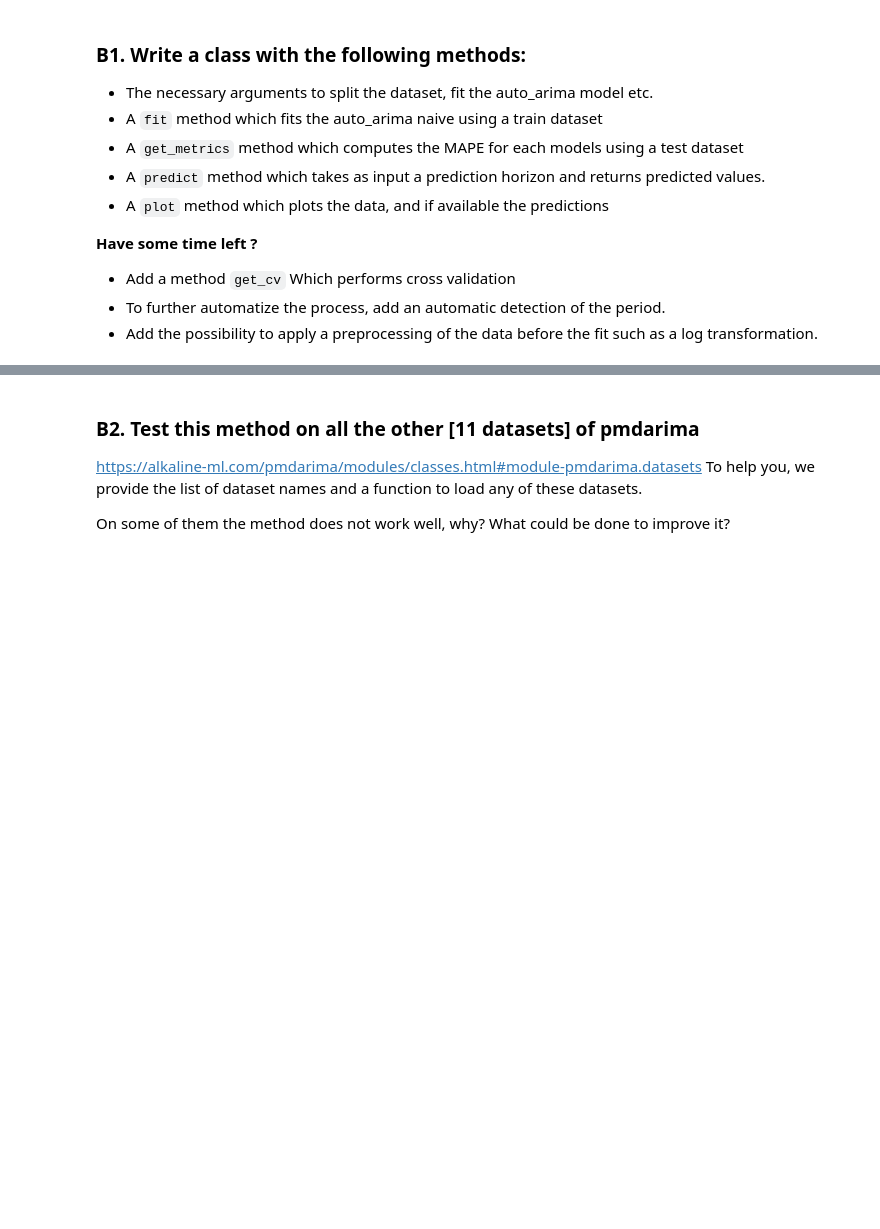
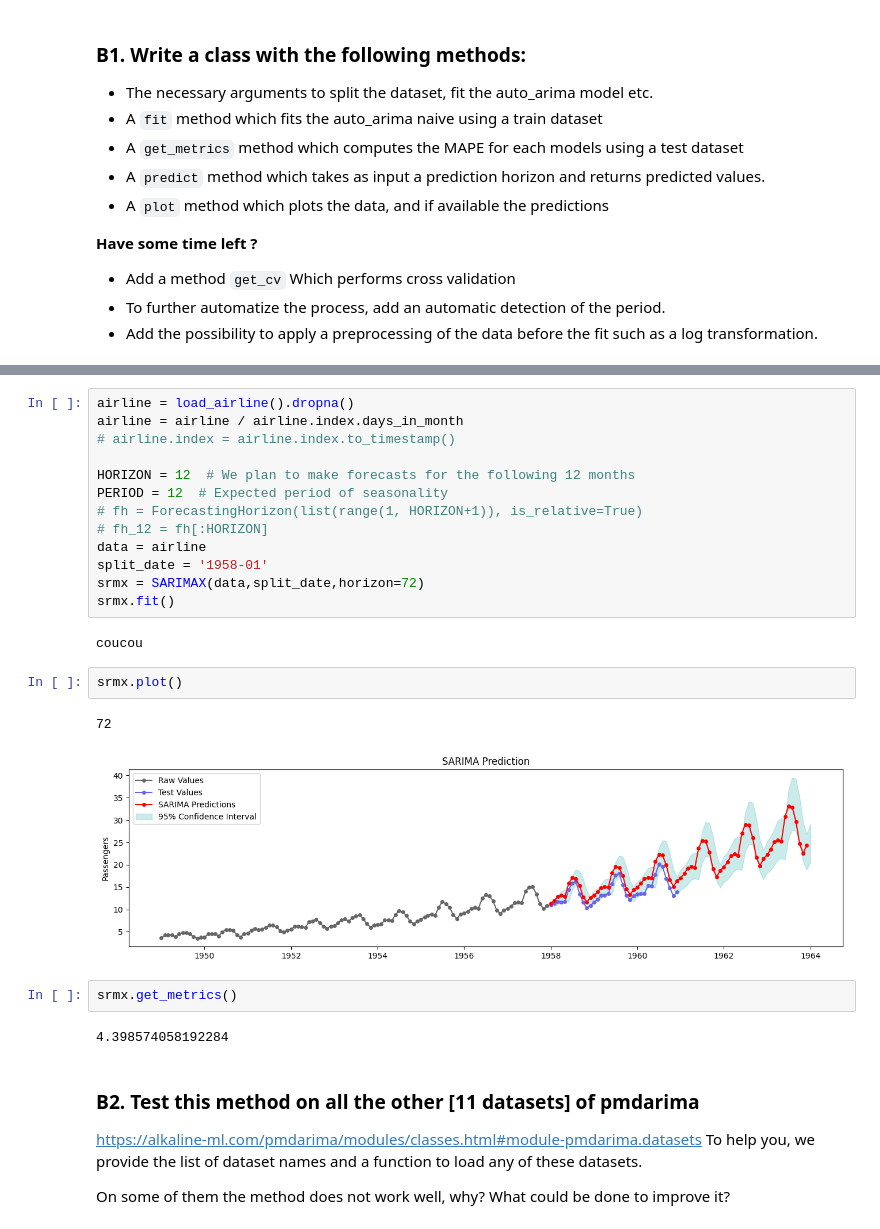
Before and after one commit to mehdichouchane-lang/ML6, a Jupyter notebook: NB2_Time_Series_Forecasts.ipynb, the cells around one changed output, grey strips where cells are left out. Drawn from its saved outputs; the diff is of its cells as text; blank space fills up the shorter version.

```diff
--- a/NB2_Time_Series_Forecasts.ipynb
+++ b/NB2_Time_Series_Forecasts.ipynb
@@ -789,3 +876,27 @@ coucou
+# %%
+airline = load_airline().dropna()
+airline = airline / airline.index.days_in_month
+# airline.index = airline.index.to_timestamp()
+
+HORIZON = 12  # We plan to make forecasts for the following 12 months
+PERIOD = 12  # Expected period of seasonality
+# fh = ForecastingHorizon(list(range(1, HORIZON+1)), is_relative=True)
+# fh_12 = fh[:HORIZON]
+data = airline
+split_date = '1958-01'
+srmx = SARIMAX(data,split_date,horizon=72)
+srmx.fit()
+# %% [output]
+coucou
+# %%
+srmx.plot()
+# %% [output]
+72
+[figure, added]
+# %%
+srmx.get_metrics()
+# %% [output]
+4.398574058192284
 # %% [markdown]
 ### B2. Test this method on all the other [11 datasets] of pmdarima
 
```
Also changed, not shown: parts of 9 cells of this notebook.
